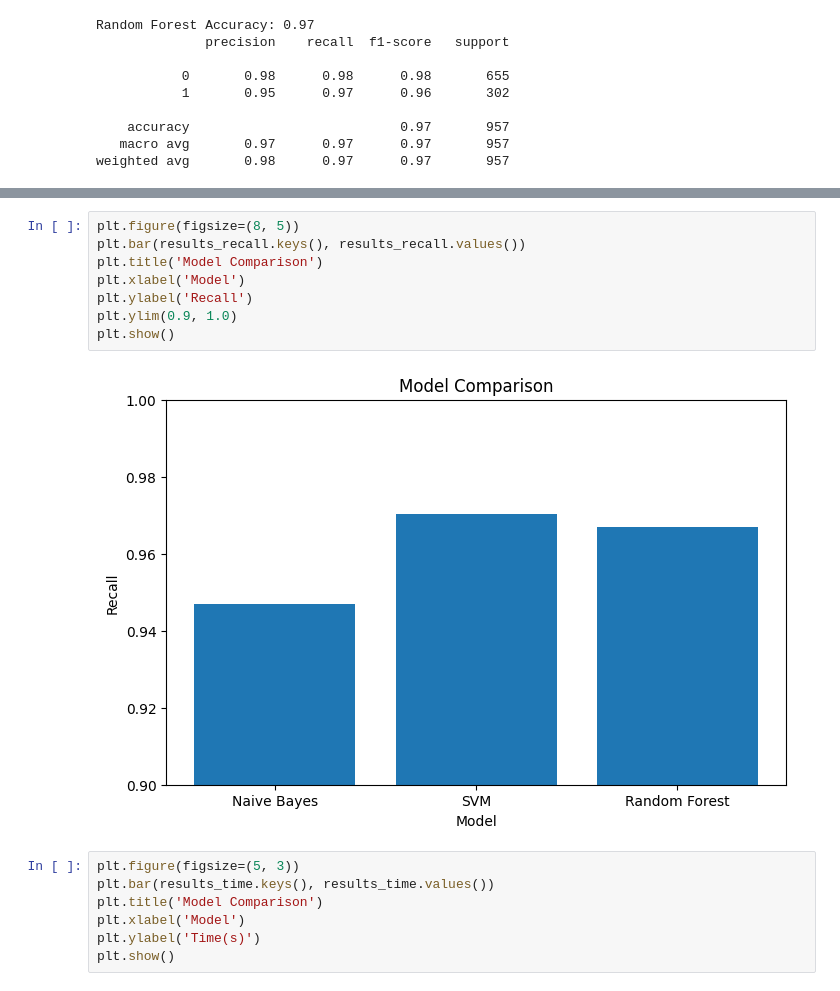
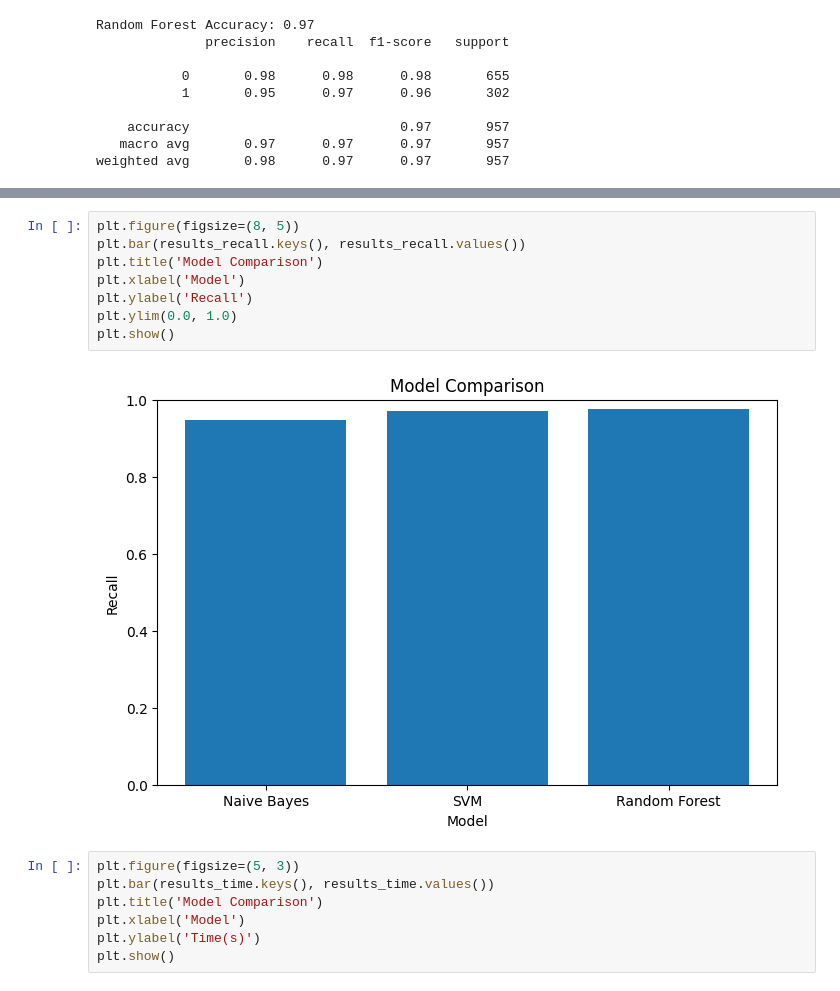
Before and after one commit to Tada-124880/CP_project, a Jupyter notebook: spamemail.ipynb, the cells around one changed output, grey strips where cells are left out. Drawn from its saved outputs; the diff is of its cells as text.

```diff
--- a/spamemail.ipynb
+++ b/spamemail.ipynb
@@ -482,13 +482,13 @@ plt.show()
 # %%
 plt.figure(figsize=(8, 5))
 plt.bar(results_recall.keys(), results_recall.values())
 plt.title('Model Comparison')
 plt.xlabel('Model')
 plt.ylabel('Recall')
-plt.ylim(0.9, 1.0)
+plt.ylim(0.0, 1.0)
 plt.show()
 # %% [output]
-[figure, old version]
+[figure, new version]
 # %%
 plt.figure(figsize=(5, 3))
 plt.bar(results_time.keys(), results_time.values())
```
Also changed, not shown: parts of 7 cells of this notebook.
